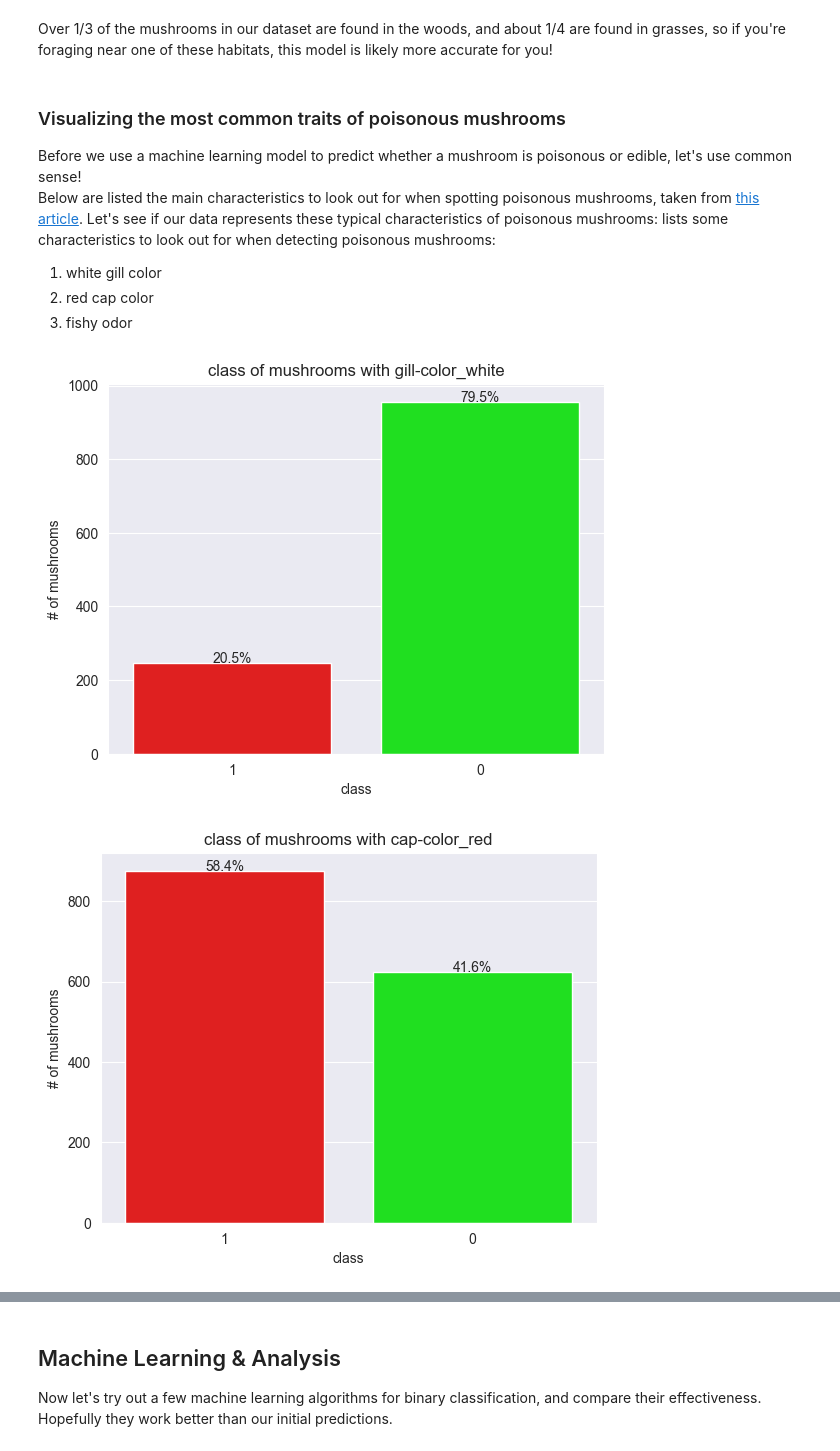
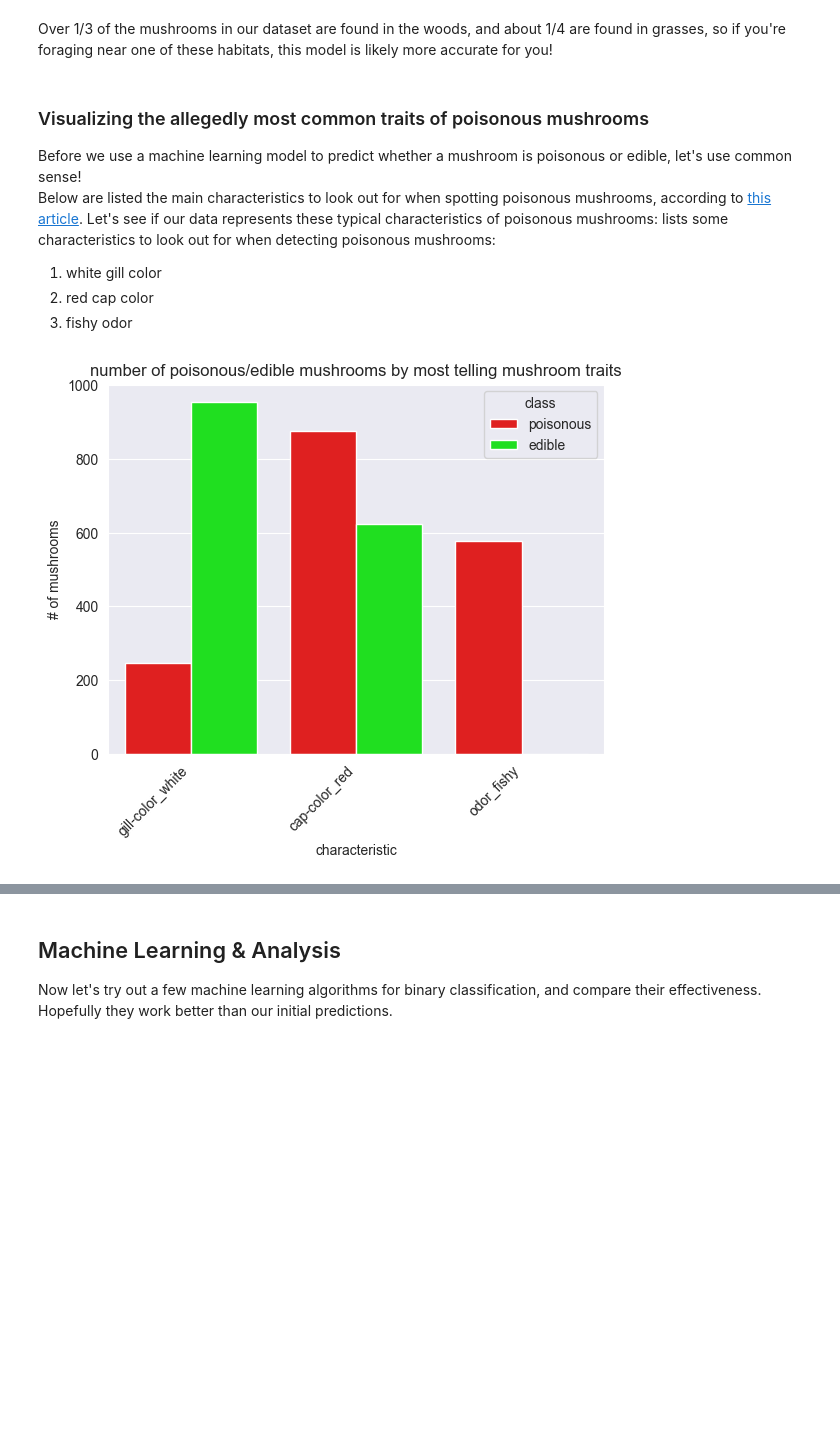
Before and after one commit to alinanikitina732/mushroom-classifier, a Jupyter notebook: finalProject/mushroomClassification.ipynb, the cells around one changed output, grey strips where cells are left out. Saved outputs shown, nothing was run; the diff lists cells and outputs as text; code cells hidden in the pictures; blank space fills up the shorter version.

Commit message:
adding top ten traits to visualization

```diff
--- a/finalProject/mushroomClassification.ipynb
+++ b/finalProject/mushroomClassification.ipynb
@@ -327,9 +327,9 @@ plt.show();
 # %% [markdown]
 Over 1/3 of the mushrooms in our dataset are found in the woods, and about 1/4 are found in grasses, so if you're foraging near one of these habitats, this model is likely more accurate for you!
 # %% [markdown]
-### Visualizing the most common traits of poisonous mushrooms
+### Visualizing the allegedly most common traits of poisonous mushrooms
 Before we use a machine learning model to predict whether a mushroom is poisonous or edible, let's use common sense!<br>
-Below are listed the main characteristics to look out for when spotting poisonous mushrooms, taken from [this article](https://environment.co/how-to-identify-poisonous-mushrooms/). Let's see if our data represents these typical characteristics of poisonous mushrooms:
+Below are listed the main characteristics to look out for when spotting poisonous mushrooms, according to [this article](https://environment.co/how-to-identify-poisonous-mushrooms/). Let's see if our data represents these typical characteristics of poisonous mushrooms:
  lists some characteristics to look out for when detecting poisonous mushrooms:<br>
 1. white gill color
 2. red cap color
@@ -337,25 +337,18 @@ Below are listed the main characteristics to look out for when spotting poisonou
 # %%
 # characteristics we want to visualize
 characteristics = ['gill-color_white', 'cap-color_red', 'odor_fishy'];
+grouped_df = pd.DataFrame(columns=['characteristic', 'class', 'number'])
 # for each characteristic
 for characteristic in characteristics:
     # get partial dataframe with observations that have specified characteristic
     sub_df = df_for_vis[df_for_vis[characteristic] == 1];
-    # plot poisonous mushroom frequency first
-    bar_order = [1, 0];
-    # plot frequency by class (edible or poisonous)
-    ax = sns.countplot(x='class', data=sub_df, palette=['#FF0000','#00FF00'], order=bar_order);
-    patches = ax.patches;
-    # get percent of mushrooms for that class
-    percentage = [((len(sub_df[sub_df['class'] == 1])/len(sub_df)) * 100), ((len(sub_df[sub_df['class'] == 0])/len(sub_df)) * 100)];
-    # show percentages on plot
-    for i in range(len(patches)):
-       x = patches[i].get_x() + patches[i].get_width() / 2;
-       y = patches[i].get_height() + .05;
-       ax.annotate('{:.1f}%'.format(percentage[i]), (x, y), ha='center');
-    plt.ylabel('# of mushrooms');
-    plt.title('class of mushrooms with ' + characteristic);
-    plt.show();
+    # pull number of poisonous/edible mushrooms into dataframe
+    grouped_df.loc[len(grouped_df.index)] = [characteristic, 'poisonous', len(sub_df[sub_df['class'] == 1])];
+    grouped_df.loc[len(grouped_df.index)] = [characteristic, 'edible', len(sub_df[sub_df['class'] == 0])]
+sns.barplot(x='characteristic', y='number', hue='class', data=grouped_df, palette=['#FF0000','#00FF00']);
+plt.xticks(rotation=45, ha="right");
+plt.ylabel('# of mushrooms');
+plt.title('number of poisonous/edible mushrooms by most telling mushroom traits');
+plt.show();
 # %% [output]
-[figure, old version]
+[figure, new version]
-[figure, removed]
```
Also changed, not shown: parts of 8 cells of this notebook, 1 other file.
